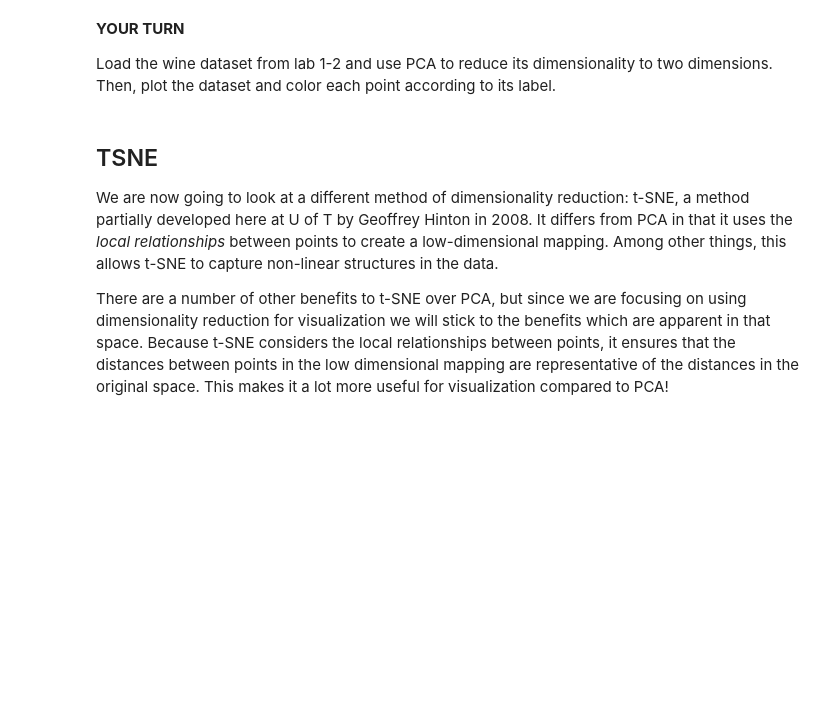
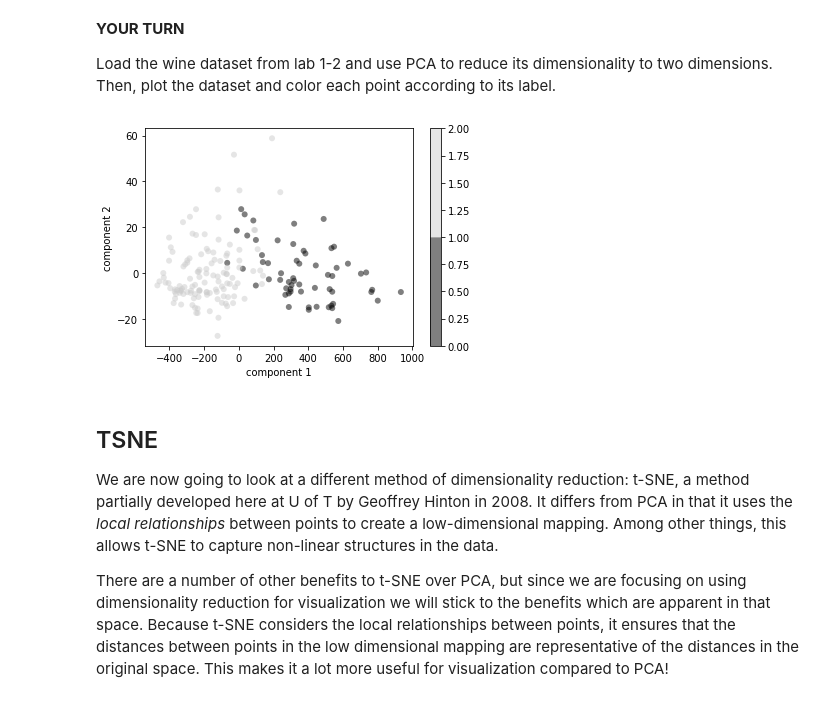
Before and after one commit to lyeskhalil/mlbootcamp, a Jupyter notebook: lab-2-2-pca.ipynb, the cells around one changed output. Saved outputs shown, nothing was run; the diff lists cells and outputs as text; code cells hidden in the pictures; blank space fills up the shorter version.

```diff
--- a/lab-2-2-pca.ipynb
+++ b/lab-2-2-pca.ipynb
@@ -257,3 +315,21 @@ Load the wine dataset from lab 1-2 and use PCA to reduce its dimensionality to t
+# %%
+from sklearn.datasets import load_wine
+
+wine_data = load_wine()
+
+feature_data = wine_data.data
+
+pca = PCA(2)  # project to 2 dimensions
+projected = pca.fit_transform(feature_data)
+
+plt.scatter(projected[:, 0], projected[:, 1],
+            c=wine_data.target, edgecolor='none', alpha=0.5,
+            cmap=plt.cm.get_cmap('nipy_spectral', 2))
+plt.xlabel('component 1')
+plt.ylabel('component 2')
+plt.colorbar();
+# %% [output]
+[figure, added]
 # %% [markdown]
 ## TSNE
 
```
Also changed, not shown: parts of 24 cells of this notebook, 5 other files.
